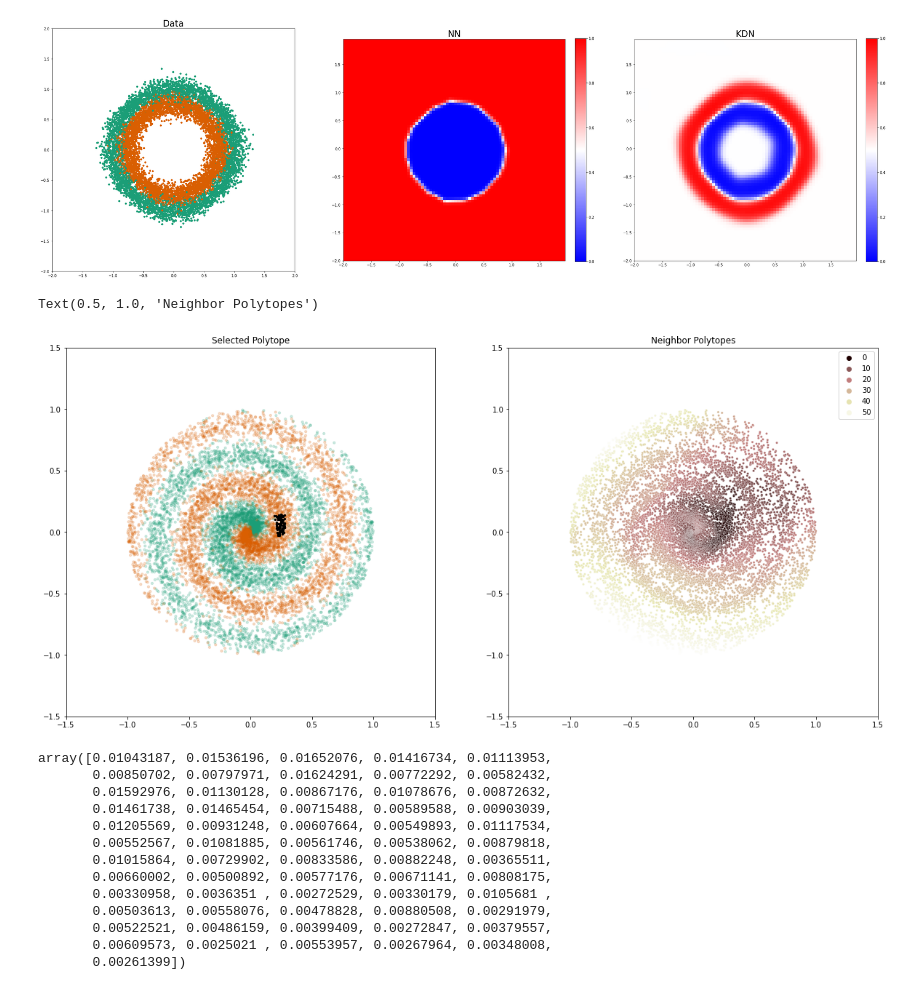
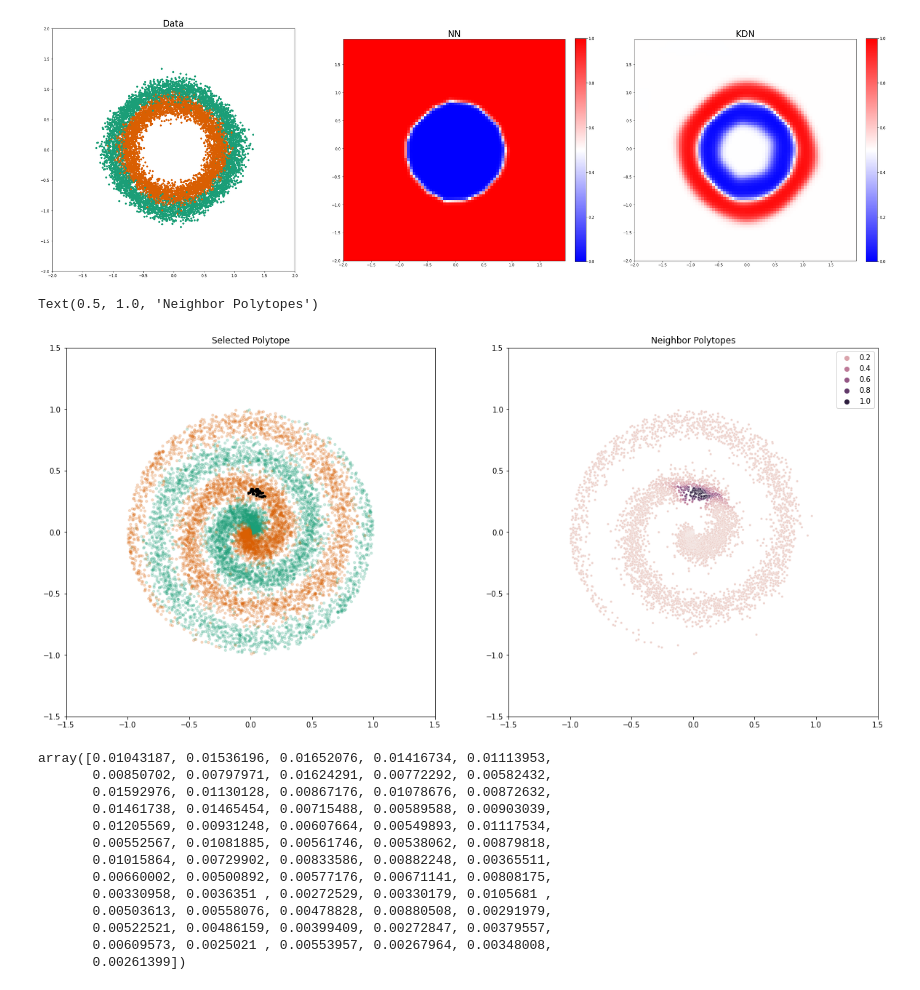
Before and after one commit to Laknath1996/kdg, a Jupyter notebook: dev/poytope_visualization.ipynb, the cells around one changed output. Drawn from its saved outputs; the diff is of its cells as text; code cells hidden in the pictures.

```diff
--- a/dev/poytope_visualization.ipynb
+++ b/dev/poytope_visualization.ipynb
@@ -441,7 +441,7 @@ def getNN():
     network_base.add(keras.layers.Dense(10, activation="relu", kernel_initializer=initializer, input_shape=(2,)))
     network_base.add(keras.layers.Dense(10, activation="relu", kernel_initializer=initializer))
     network_base.add(keras.layers.Dense(10, activation="relu", kernel_initializer=initializer))
-    network_base.add(keras.layers.Dense(20, activation="relu", kernel_initializer=initializer))
+    network_base.add(keras.layers.Dense(5, activation="relu", kernel_initializer=initializer))
     network_base.add(keras.layers.Dense(units=2, activation="softmax", kernel_initializer=initializer))
     network_base.compile(**compile_kwargs)
     return network_base
@@ -497,8 +497,8 @@ polytope_memberships = model_kdn._get_polytope_memberships(X_)[0]
 pen_polytopes = []
 for polytope in polytope_memberships:
     ap = model_kdn._get_activation_pattern(polytope)
-    pen_ap = ap[:50]
-    pen_polytopes.append(np.dot(pen_ap, 2**np.arange(0, 50, 1)))
+    pen_ap = ap[30:230]
+    pen_polytopes.append(np.dot(pen_ap, 2**np.arange(0, 200, 1)))
 unique_pen_polytopes = np.unique(pen_polytopes)
 # %%
 len(unique_pen_polytopes)
@@ -821,7 +827,7 @@ def compute_weights(X_, polytope_id):
     A = X_
     A_ref = X_
     d = 0
-    for l in range(len(model_kdn.network_shape)):
+    for l in range(len(model_kdn.network_shape)-1):
         end = start + model_kdn.network_shape[l]
         M_l = M_ref[start:end]
         start = end
@@ -834,8 +840,8 @@ def compute_weights(X_, polytope_id):
 
     # return 1/( 1 + np.linalg.norm(A - A_ref, axis=1, ord=1))
     # scales = np.exp(-np.linalg.norm(A - A_ref, axis=1, ord=2))
-    scales = d
-    # scales = np.exp(-d)
+    # scales = d
+    scales = np.exp(-2*d)
     return scales
 # %%
 model_kdn = kdn(
@@ -846,32 +852,32 @@ model_kdn = kdn(
 X_ = X[y==1]
 polytope_ids = model_kdn._get_polytope_memberships(X_)[0]
 # %%
-# idx = np.random.randint(0, len(X_))
+idx = np.random.randint(0, len(X_))
 X_ref = X_[idx]
 polytope_id = polytope_ids[idx]
 P_ = X_[polytope_ids == polytope_id]
-scales = compute_weights(X, polytope_id)
+scales = compute_weights(X_, polytope_id)
 
 fig, ax = plt.subplots(1, 2, figsize=(20, 20))
 
 colors = sns.color_palette("Dark2", n_colors=2)
 clr = [colors[i] for i in y]
 ax[0].scatter(X[:, 0], X[:, 1], c=clr, s=10, alpha=0.2)
 ax[0].scatter(P_[:, 0], P_[:, 1], c="k", s=5, alpha=1)
 ax[0].set_xlim([-1.5, 1.5])
 ax[0].set_ylim([-1.5, 1.5])
 ax[0].set_aspect("equal")
 ax[0].set_title("Selected Polytope")
 
-sns.scatterplot(x=X[:, 0], y=X[:, 1], hue=scales, ax=ax[1], s=10, palette='pink')
+sns.scatterplot(x=X_[:, 0], y=X_[:, 1], hue=scales, ax=ax[1], s=10)
 ax[1].set_xlim([-1.5, 1.5])
 ax[1].set_ylim([-1.5, 1.5])
 ax[1].legend()
 ax[1].set_aspect("equal")
 ax[1].set_title("Neighbor Polytopes")
 # %% [output]
 Text(0.5, 1.0, 'Neighbor Polytopes')
-[figure, old version]
+[figure, new version]
 # %%
 model_kdn = kdn(
     network=nn,
```
Also changed, not shown: parts of 5 cells of this notebook.
